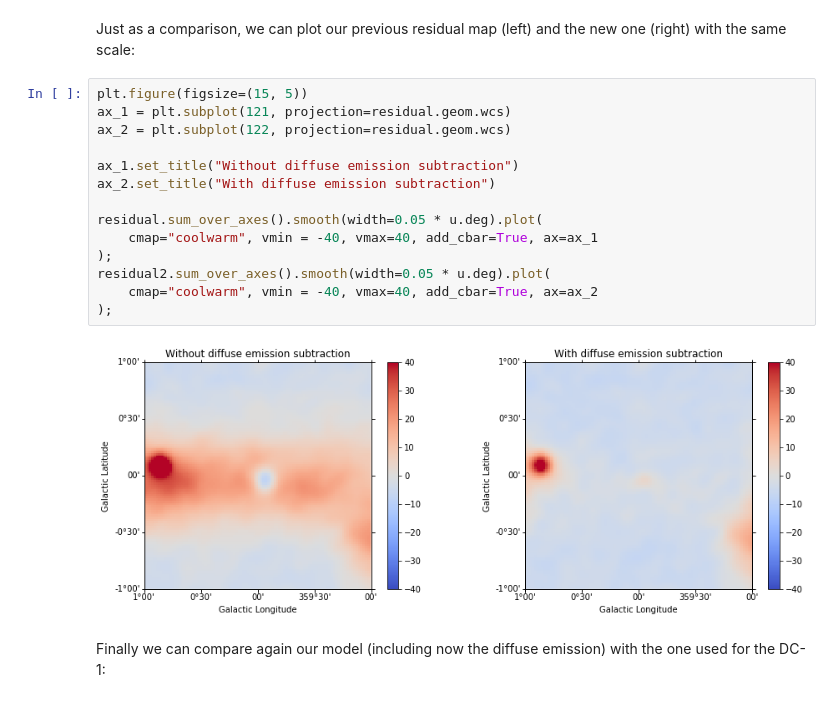
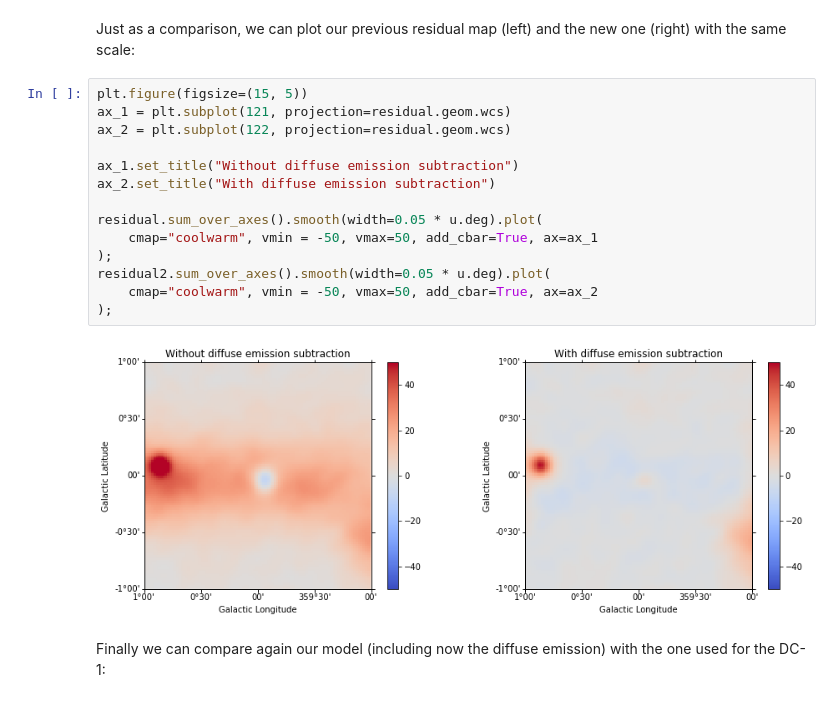
Before and after one commit to gammapy/gammapy-extra, a Jupyter notebook: analyses/cta_1dc_gc_3d.ipynb, the cells around one changed output. Cells and saved outputs as stored; diff of their text form.

```diff
--- a/analyses/cta_1dc_gc_3d.ipynb
+++ b/analyses/cta_1dc_gc_3d.ipynb
@@ -575,19 +575,19 @@ Just as a comparison, we can plot our previous residual map (left) and the new o
 # %%
 plt.figure(figsize=(15, 5))
 ax_1 = plt.subplot(121, projection=residual.geom.wcs)
 ax_2 = plt.subplot(122, projection=residual.geom.wcs)
 
 ax_1.set_title("Without diffuse emission subtraction")
 ax_2.set_title("With diffuse emission subtraction")
 
 residual.sum_over_axes().smooth(width=0.05 * u.deg).plot(
-    cmap="coolwarm", vmin = -40, vmax=40, add_cbar=True, ax=ax_1
+    cmap="coolwarm", vmin = -50, vmax=50, add_cbar=True, ax=ax_1
 );
 residual2.sum_over_axes().smooth(width=0.05 * u.deg).plot(
-    cmap="coolwarm", vmin = -40, vmax=40, add_cbar=True, ax=ax_2
+    cmap="coolwarm", vmin = -50, vmax=50, add_cbar=True, ax=ax_2
 );
 # %% [output]
-[figure, old version]
+[figure, new version]
 # %% [markdown]
 Finally we can compare again our model (including now the diffuse emission) with the one used for the DC-1:
 # %%
```
Also changed, not shown: parts of 17 cells of this notebook.
